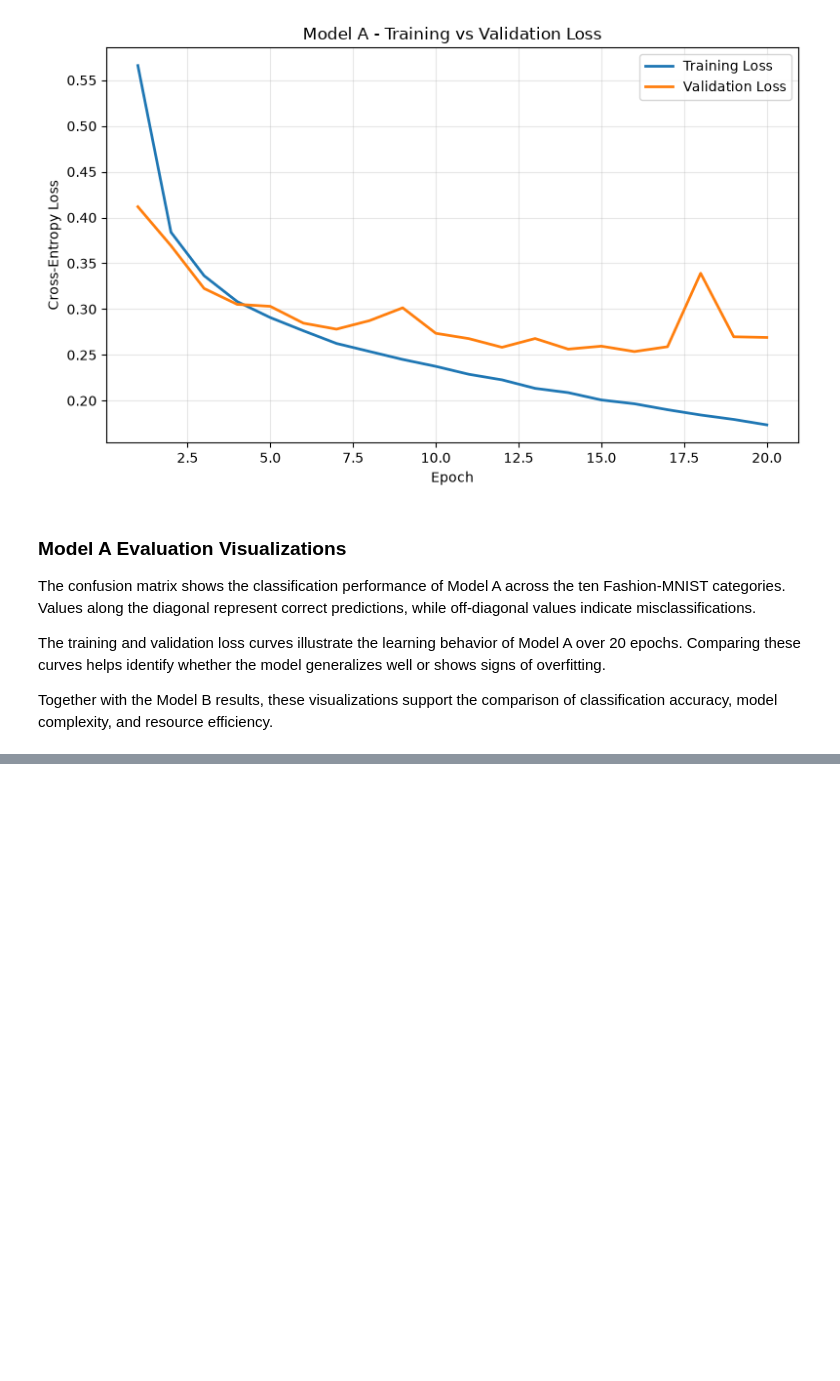
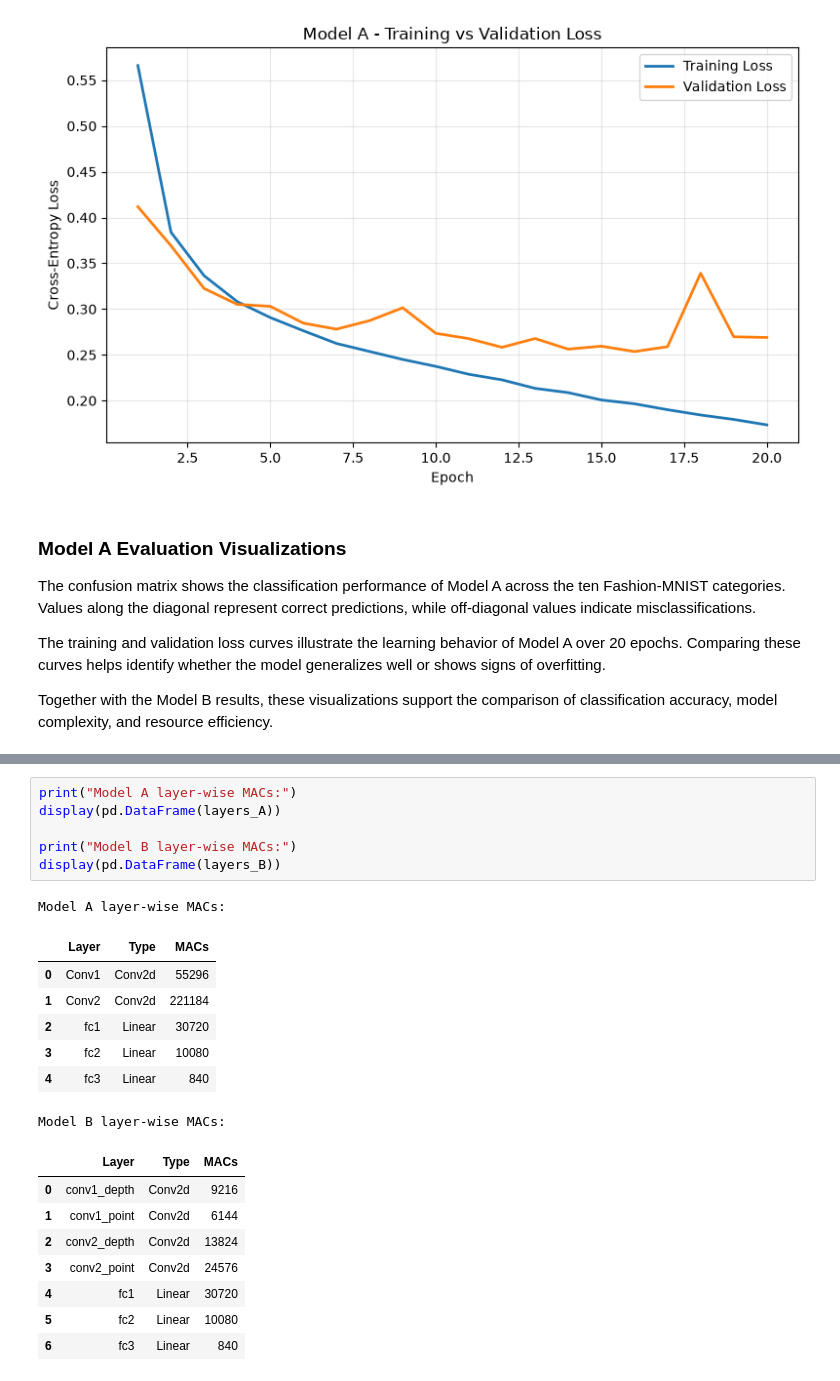
Before and after one commit to chabi1773/EN3150_Assignment_03_Team-FrameX, a Jupyter notebook: CNN_Model_Comparison.ipynb, the cells around one changed output, grey strips where cells are left out. Saved outputs shown, nothing was run; the diff lists cells and outputs as text; blank space fills up the shorter version.

```diff
--- a/CNN_Model_Comparison.ipynb
+++ b/CNN_Model_Comparison.ipynb
@@ -1112,0 +1249,23 @@ model complexity, and resource efficiency.
+# %%
+print("Model A layer-wise MACs:")
+display(pd.DataFrame(layers_A))
+
+print("Model B layer-wise MACs:")
+display(pd.DataFrame(layers_B))
+# %% [output]
+Model A layer-wise MACs:
+|  | Layer | Type | MACs |
+| 0 | Conv1 | Conv2d | 55296 |
+| 1 | Conv2 | Conv2d | 221184 |
+| 2 | fc1 | Linear | 30720 |
+| 3 | fc2 | Linear | 10080 |
+| 4 | fc3 | Linear | 840 |
+Model B layer-wise MACs:
+|  | Layer | Type | MACs |
+| 0 | conv1_depth | Conv2d | 9216 |
+| 1 | conv1_point | Conv2d | 6144 |
+| 2 | conv2_depth | Conv2d | 13824 |
+| 3 | conv2_point | Conv2d | 24576 |
+| 4 | fc1 | Linear | 30720 |
+| 5 | fc2 | Linear | 10080 |
+| 6 | fc3 | Linear | 840 |
```
Also changed, not shown: parts of 6 cells of this notebook, 2 other files.
